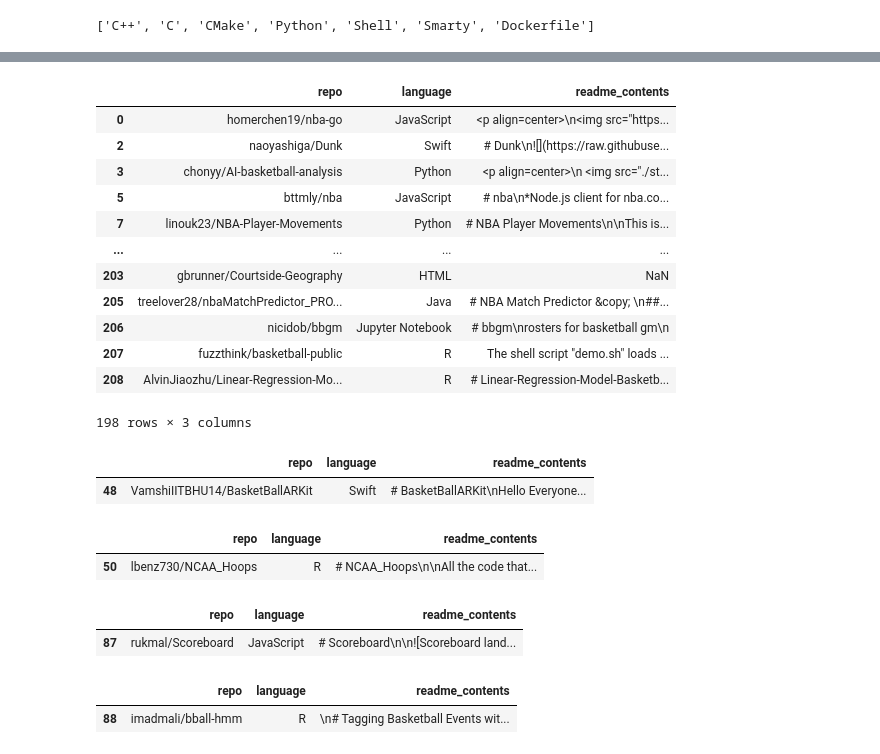
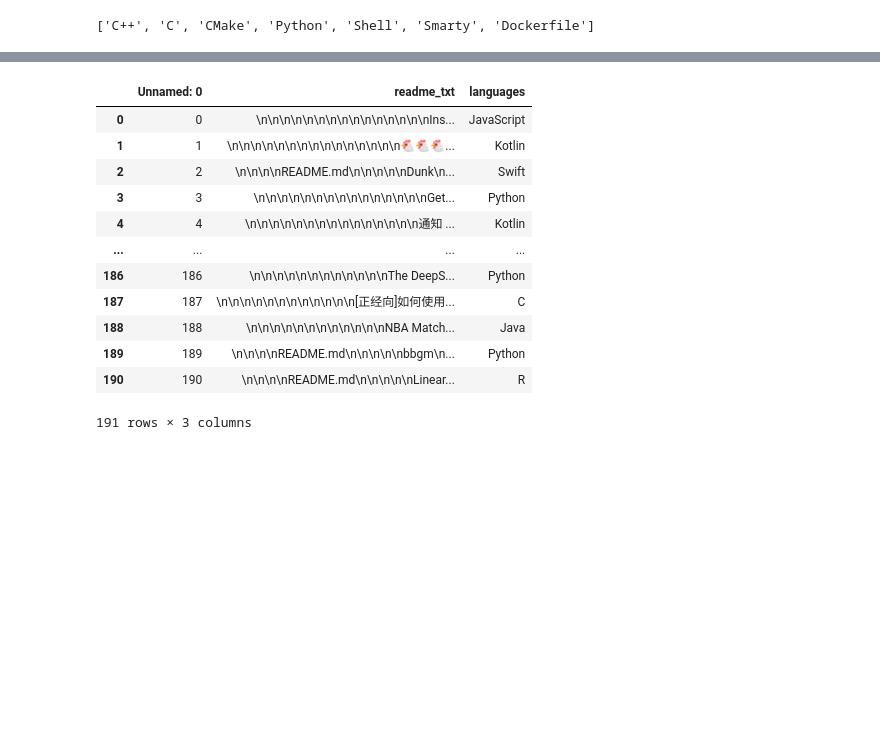
Before and after one commit to double-vincent/nlp_project, a Jupyter notebook: acquire.ipynb, the cells around one changed output, grey strips where cells are left out. Cells and saved outputs as stored; diff of their text form; code cells hidden in the pictures; blank space fills up the shorter version.

```diff
--- a/acquire.ipynb
+++ b/acquire.ipynb
@@ -540,36 +1070,17 @@ df
-# %%
-df.drop([1, 4, 6, 13, 20, 66, 86, 113, 123, 184, 204])
-# %% [output]
-|  | repo | language | readme_contents |
-| 0 | homerchen19/nba-go | JavaScript | <p align=center>\n<img src="https... |
-| 2 | naoyashiga/Dunk | Swift | # Dunk\n![](https://raw.githubuse... |
-| 3 | chonyy/AI-basketball-analysis | Python | <p align=center>\n <img src="./st... |
-| 5 | bttmly/nba | JavaScript | # nba\n*Node.js client for nba.co... |
-| 7 | linouk23/NBA-Player-Movements | Python | # NBA Player Movements\n\nThis is... |
-| ... | ... | ... | ... |
-| 203 | gbrunner/Courtside-Geography | HTML | NaN |
-| 205 | treelover28/nbaMatchPredictor_PRO... | Java | # NBA Match Predictor &copy; \n##... |
-| 206 | nicidob/bbgm | Jupyter Notebook | # bbgm\nrosters for basketball gm\n |
-| 207 | fuzzthink/basketball-public | R | The shell script "demo.sh" loads ... |
-| 208 | AlvinJiaozhu/Linear-Regression-Mo... | R | # Linear-Regression-Model-Basketb... |
-198 rows × 3 columns
 # %%
-df[df.index == 48]
+df = wrangle.get_search_csv()
+df
 # %% [output]
-|  | repo | language | readme_contents |
-| 48 | VamshiIITBHU14/BasketBallARKit | Swift | # BasketBallARKit\nHello Everyone... |
+|  | Unnamed: 0 | readme_txt | languages |
+| 0 | 0 | \n\n\n\n\n\n\n\n\n\n\n\n\n\n\nIns... | JavaScript |
+| 1 | 1 | \n\n\n\n\n\n\n\n\n\n\n\n\n\n\n🐔🐔🐔... | Kotlin |
+| 2 | 2 | \n\n\n\nREADME.md\n\n\n\n\nDunk\n... | Swift |
+| 3 | 3 | \n\n\n\n\n\n\n\n\n\n\n\n\n\n\nGet... | Python |
+| 4 | 4 | \n\n\n\n\n\n\n\n\n\n\n\n\n\n\n通知 ... | Kotlin |
+| ... | ... | ... | ... |
+| 186 | 186 | \n\n\n\n\n\n\n\n\n\n\n\nThe DeepS... | Python |
+| 187 | 187 | \n\n\n\n\n\n\n\n\n\n\n\n[正经向]如何使用... | C |
+| 188 | 188 | \n\n\n\n\n\n\n\n\n\n\n\nNBA Match... | Java |
+| 189 | 189 | \n\n\n\nREADME.md\n\n\n\n\nbbgm\n... | Python |
+| 190 | 190 | \n\n\n\nREADME.md\n\n\n\n\nLinear... | R |
+191 rows × 3 columns
-# %%
-df[df.index == 50]
-# %% [output]
-|  | repo | language | readme_contents |
-| 50 | lbenz730/NCAA_Hoops | R | # NCAA_Hoops\n\nAll the code that... |
-# %%
-df[df.index == 87]
-# %% [output]
-|  | repo | language | readme_contents |
-| 87 | rukmal/Scoreboard | JavaScript | # Scoreboard\n\n![Scoreboard land... |
-# %%
-df[df.index == 88]
-# %% [output]
-|  | repo | language | readme_contents |
-| 88 | imadmali/bball-hmm | R | \n# Tagging Basketball Events wit... |
```
Also changed, not shown: parts of 27 cells of this notebook, 3 other files.
